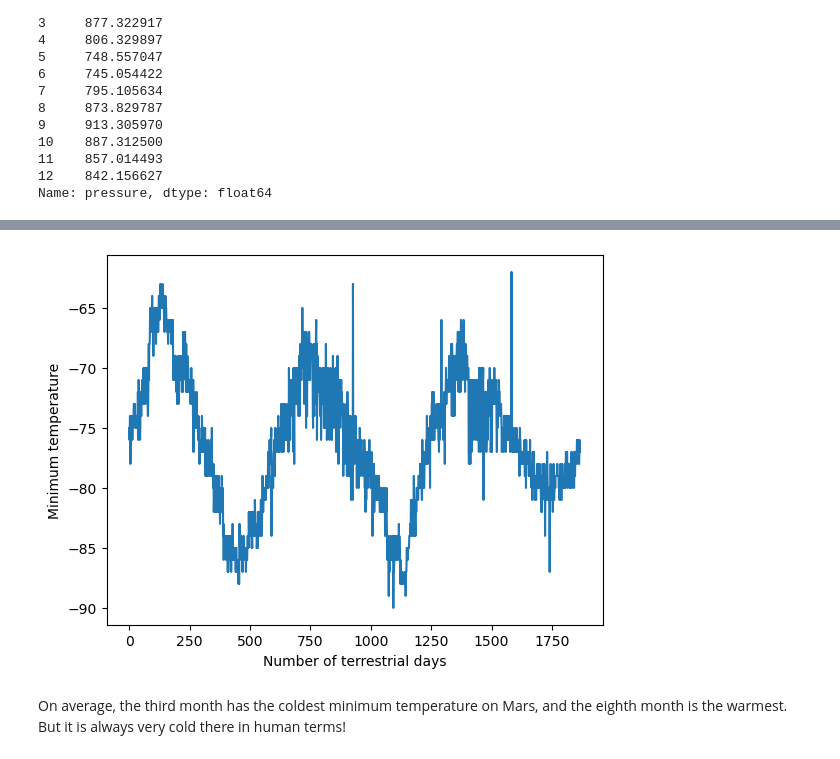
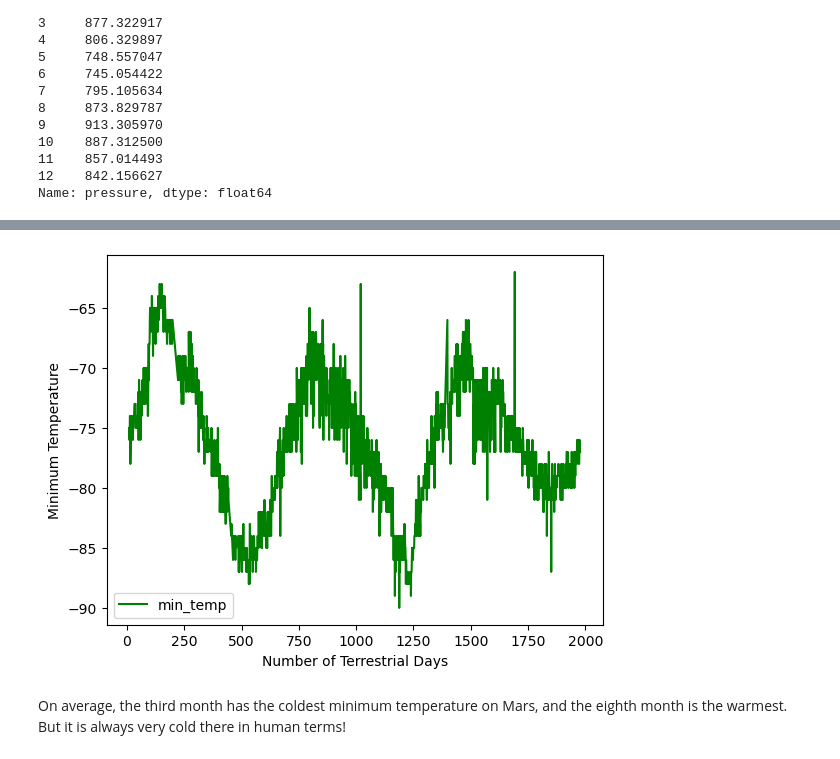
Before and after one commit to JAld3r/data-collection-challenge, a Jupyter notebook: Mars Data/part_2_mars_weather.ipynb, the cells around one changed output, grey strips where cells are left out. Saved outputs shown, nothing was run; the diff lists cells and outputs as text; code cells hidden in the pictures.

```diff
--- a/Mars Data/part_2_mars_weather.ipynb
+++ b/Mars Data/part_2_mars_weather.ipynb
@@ -203,7 +214,11 @@ Name: pressure, dtype: float64
 # %%
 # 5. How many terrestrial (earth) days are there in a Martian year?
+mars_temp_df.plot(x = 'sol', y = 'min_temp', kind='line', color='green')
+plt.xlabel('Number of Terrestrial Days')
+plt.ylabel('Minimum Temperature')
+plt.show()
 # %% [output]
-[figure, old version]
+[figure, new version]
 # %% [markdown]
 On average, the third month has the coldest minimum temperature on Mars, and the eighth month is the warmest. But it is always very cold there in human terms!
 # %% [markdown]
```
Also changed, not shown: parts of 10 cells of this notebook, 1 other file.
